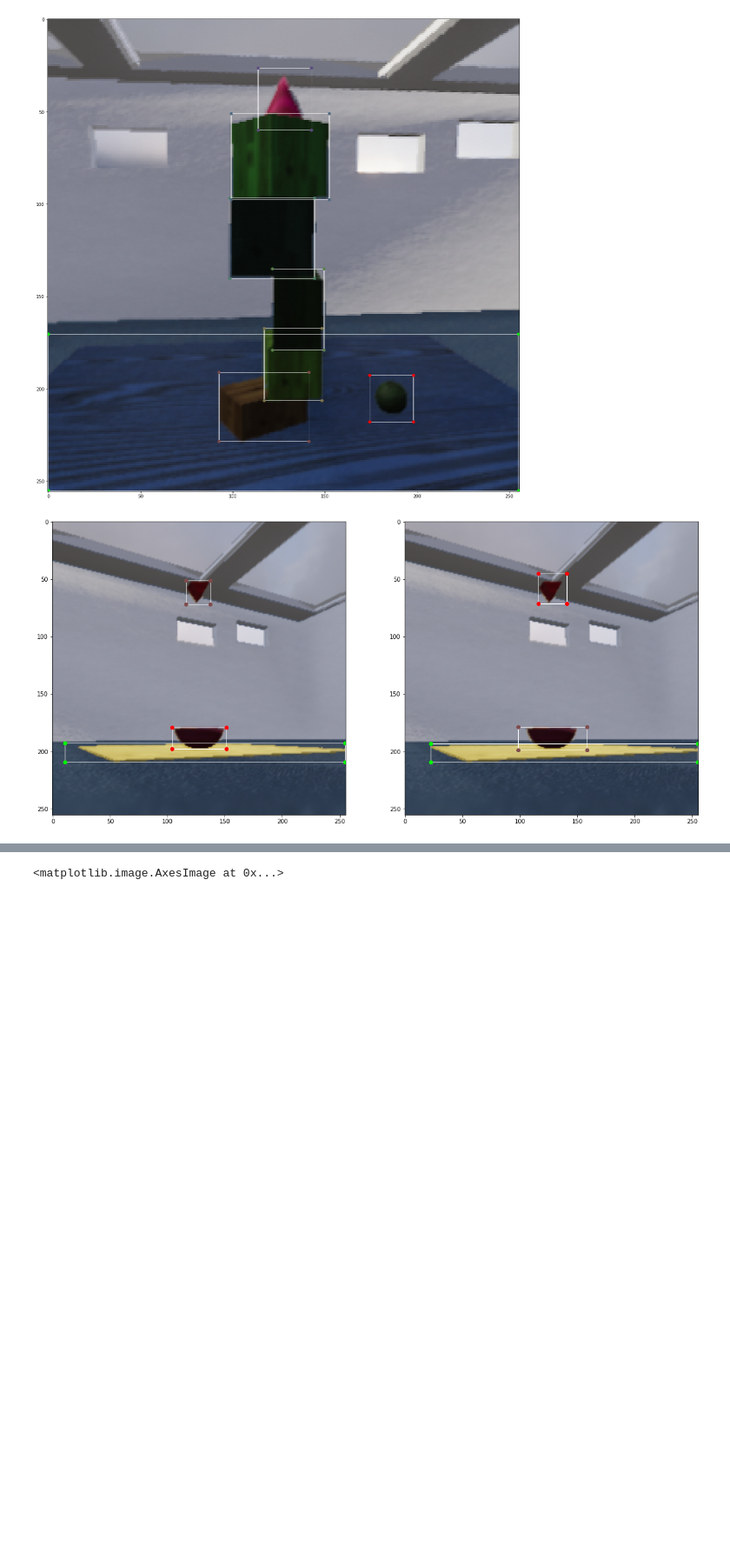
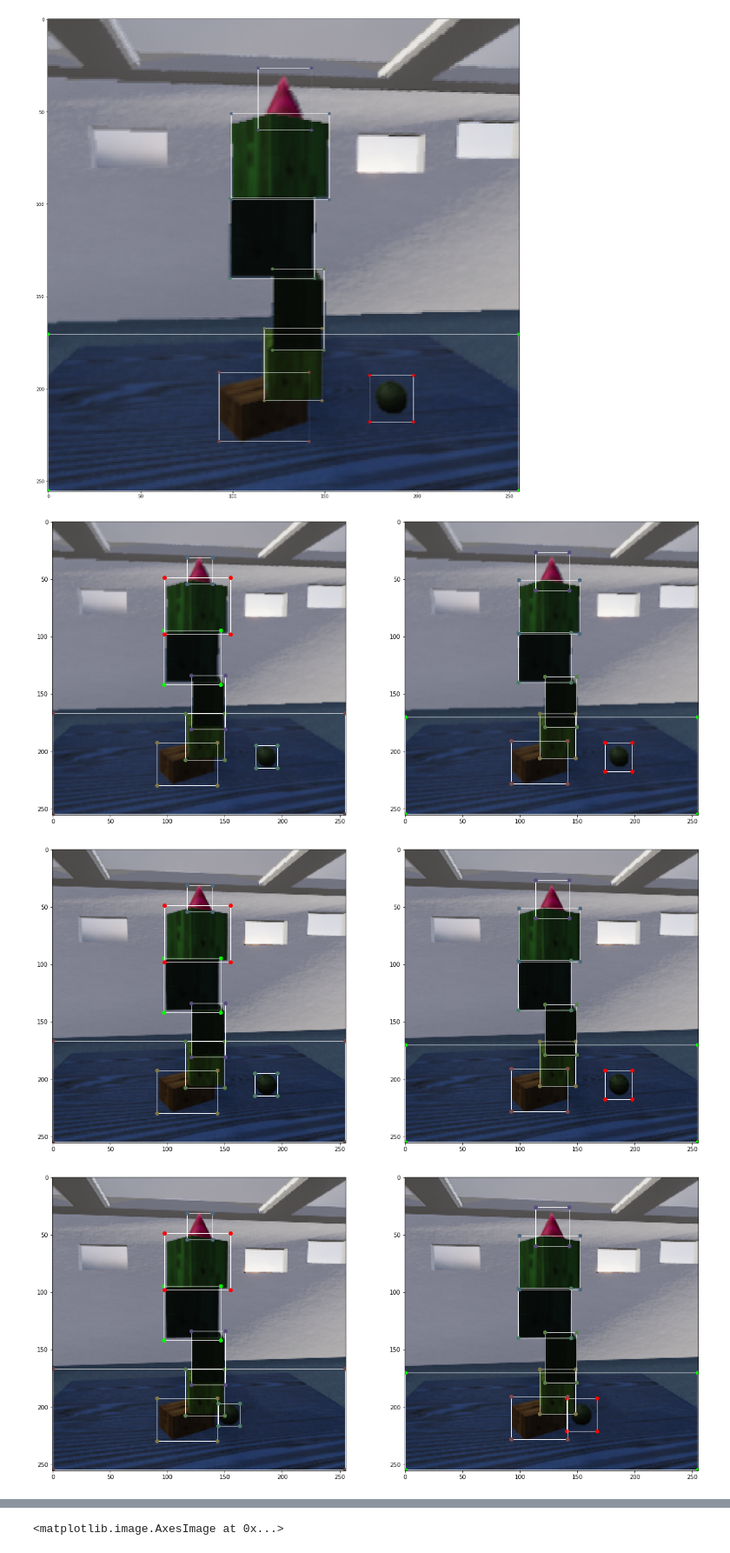
Before and after one commit to neuroailab/physics-models, a Jupyter notebook: notebooks/test_mesh_data_mac_bbox.ipynb, the cells around one changed output, grey strips where cells are left out. Shown at 87% size. Saved outputs shown, nothing was run; the diff lists cells and outputs as text; code cells hidden in the pictures; blank space fills up the shorter version.

```diff
--- a/notebooks/test_mesh_data_mac_bbox.ipynb
+++ b/notebooks/test_mesh_data_mac_bbox.ipynb
@@ -265,44 +265,46 @@ for frame_no in range(0, 10, 10):
 # %% [output]
 [figure]
 # %%
-filepath = "/Users/eliwang/physion_data/drop/readout_human_redyellow/pilot_it2_drop_all_bowls_box/0001.hdf5"
-# filepath = '/Users/eliwang/Downloads/pilot_towers_nb5_fr015_SJ030_mono0_dis0_occ0_boxroom_0047.hdf5'
+# filepath = "/Users/eliwang/physion_data/drop/readout_human_redyellow/pilot_it2_drop_all_bowls_box/0003.hdf5"
+filepath = '/Users/eliwang/Downloads/pilot_towers_nb5_fr015_SJ030_mono0_dis0_occ0_boxroom_0047.hdf5'
 f = h5py.File(filepath)
 
 object_ids = np.array(f['static']['object_ids'])
 colors = [[0, 1, 0], [1, 0, 0]] + list(getDistinctColors(len(object_ids)-2))
 
-for frame_no in range(0, 10, 10):
+for frame_no in range(0, 40, 10):
     _, axarr = plt.subplots(1,2, figsize=(20,20))
     rgb_img = get_frame(frame_no, '_img')
     id_img = get_frame(frame_no, '_id')
     axarr[0].imshow(rgb_img)
     bboxes = compute_bboxes_from_mask(id_img)
     for obj_id, xyxy in enumerate(bboxes):
         corners = bbox_to_corners(*xyxy)
 
         axarr[0].add_patch(Rectangle((xyxy[0],xyxy[1]), xyxy[2]-xyxy[0], xyxy[3]-xyxy[1], fill=None, alpha=1, color='w'))
         for c in corners:
             axarr[0].scatter(c[0], c[1], color=colors[obj_id])
 
     rgb_img = get_frame(frame_no, '_img')
     id_img = get_frame(frame_no, '_id')
     axarr[1].imshow(rgb_img)
     for i, obj_id in enumerate(object_ids):
         obj_id = i #obj_id-1
 
         vertices_orig, faces_orig = get_vertices_scaled(f, obj_id)
 
         all_pts, all_edges, all_faces = get_full_bbox(vertices_orig)
 
         frame_pts = get_transformed_pts(f, all_pts, str(frame_no).zfill(4), obj_id)
         xyxy = compute_bboxes(frame_pts, f)*255
 
         corners = bbox_to_corners(*xyxy)
 
         axarr[1].add_patch(Rectangle((xyxy[0],xyxy[1]), xyxy[2]-xyxy[0], xyxy[3]-xyxy[1], fill=None, alpha=1, color='w'))
         for c in corners:
             axarr[1].scatter(c[0], c[1], color=colors[obj_id])
     plt.show()
 # %% [output]
-[figure, old version]
+[figure, new version]
+[figure, added]
+[figure, added]
```
Also changed, not shown: parts of 1 cell of this notebook.
